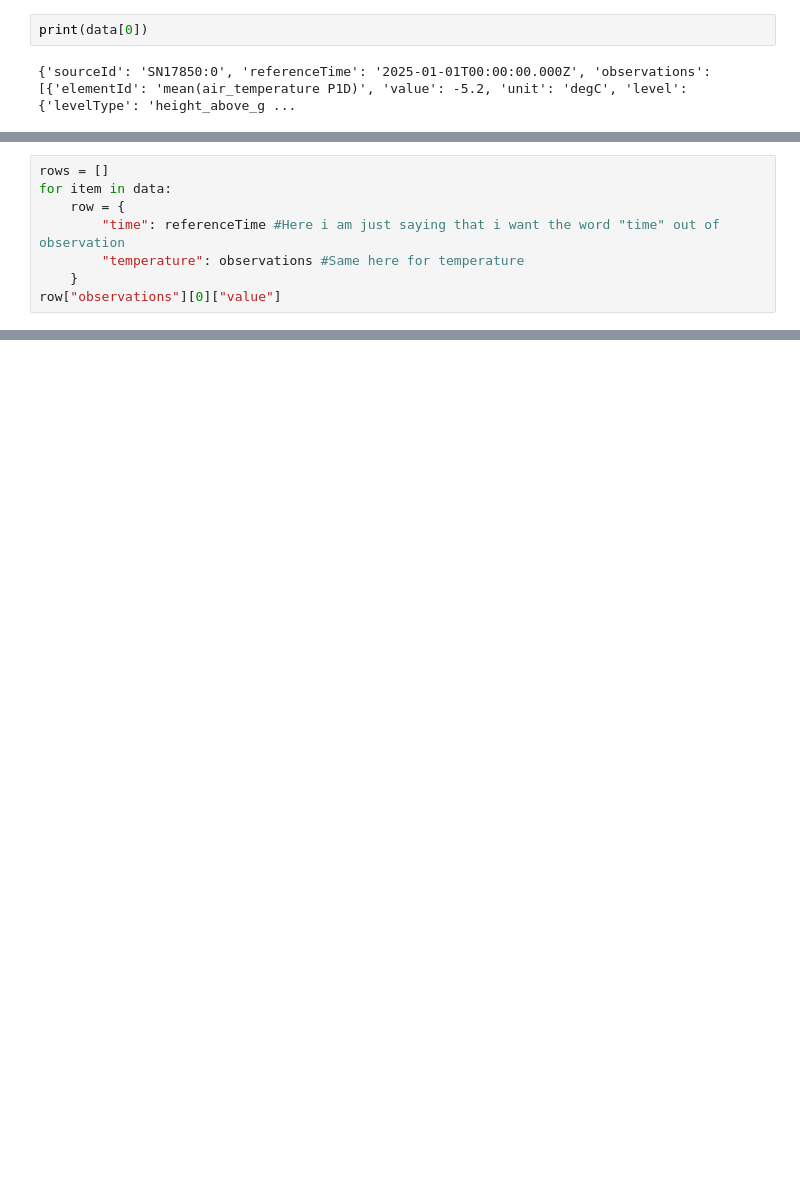
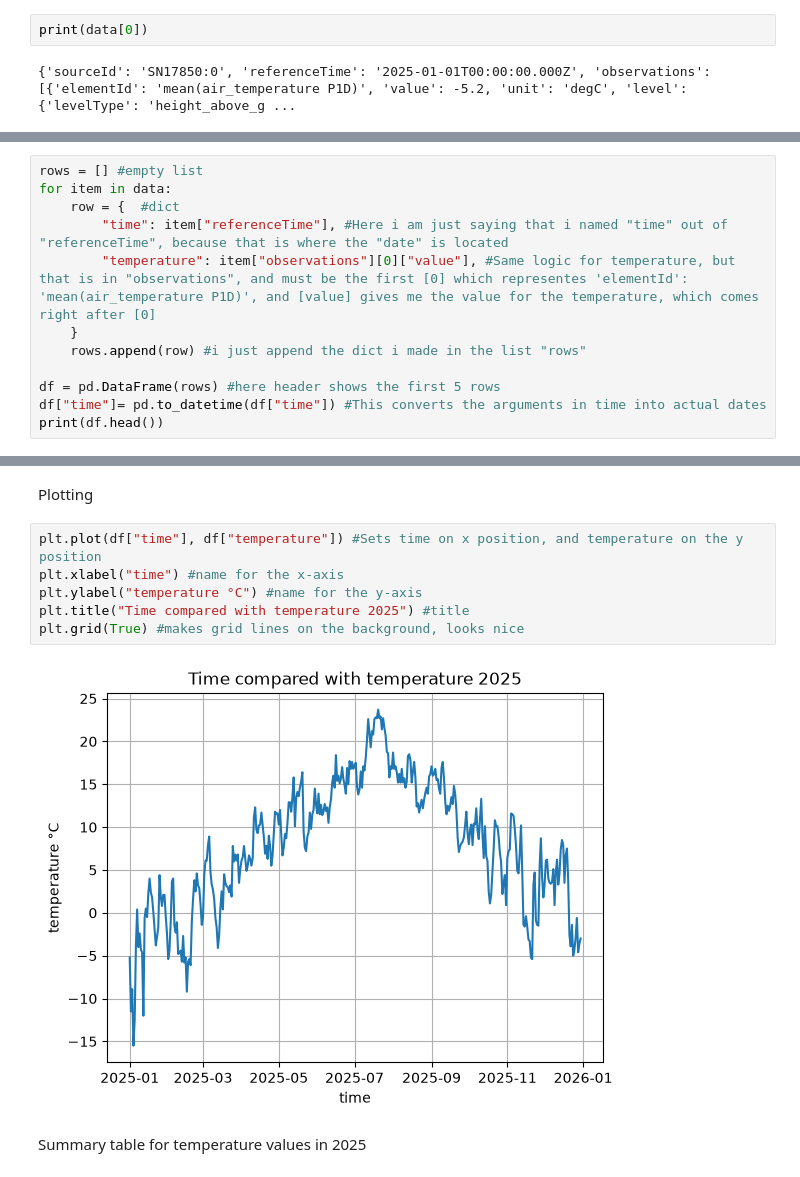
Before and after one commit to Bredeaa/Deliverable_1, a Jupyter notebook: task1_temperature.ipynb, the cells around one changed output, grey strips where cells are left out. Drawn from its saved outputs; the diff is of its cells as text; blank space fills up the shorter version.

Commit message:
Added plot of the air temperature and a summary table containing  specific values

```diff
--- a/task1_temperature.ipynb
+++ b/task1_temperature.ipynb
@@ -78,9 +70,13 @@ print(data[0])
 # %%
-rows = []
+rows = [] #empty list
 for item in data:
-    row = {
-        "time": referenceTime #Here i am just saying that i want the word "time" out of observation
-        "temperature": observations #Same here for temperature
+    row = {  #dict
+        "time": item["referenceTime"], #Here i am just saying that i named "time" out of "referenceTime", because that is where the "date" is located
+        "temperature": item["observations"][0]["value"], #Same logic for temperature, but that is in "observations", and must be the first [0] which representes 'elementId': 'mean(air_temperature P1D)', and [value] gives me the value for the temperature, which comes right after [0]
     }
-row["observations"][0]["value"]
+    rows.append(row) #i just append the dict i made in the list "rows"
+
+df = pd.DataFrame(rows) #here header shows the first 5 rows
+df["time"]= pd.to_datetime(df["time"]) #This converts the arguments in time into actual dates
+print(df.head())
 # %% [output]
@@ -87,0 +89,12 @@ SyntaxError: invalid syntax (1991803861.py, line 5)
+# %% [markdown]
+Plotting
+# %%
+plt.plot(df["time"], df["temperature"]) #Sets time on x position, and temperature on the y position
+plt.xlabel("time") #name for the x-axis
+plt.ylabel("temperature °C") #name for the y-axis
+plt.title("Time compared with temperature 2025") #title
+plt.grid(True) #makes grid lines on the background, looks nice
+# %% [output]
+[figure, added]
+# %% [markdown]
+Summary table for temperature values in 2025
```
Also changed, not shown: parts of 5 cells of this notebook.
